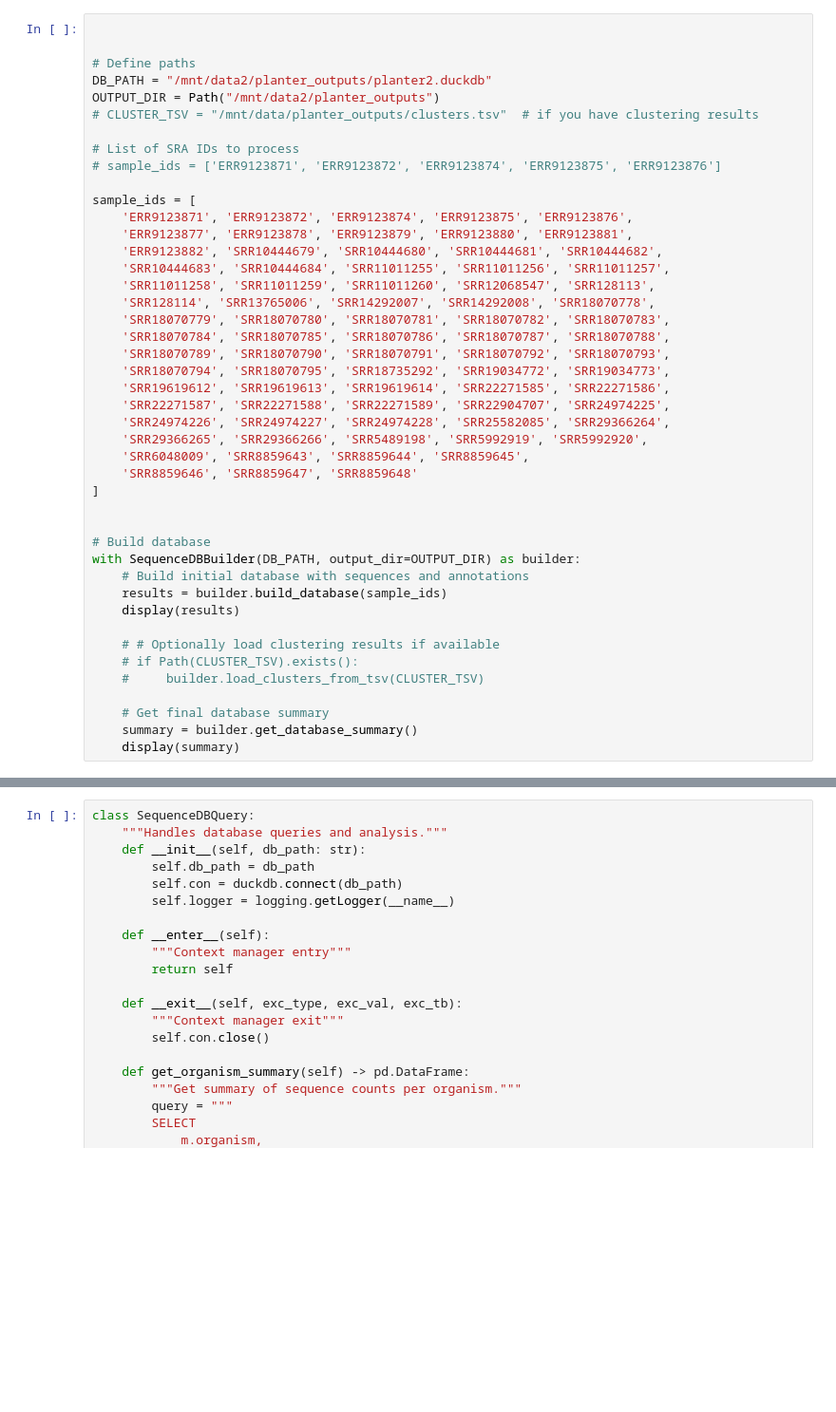
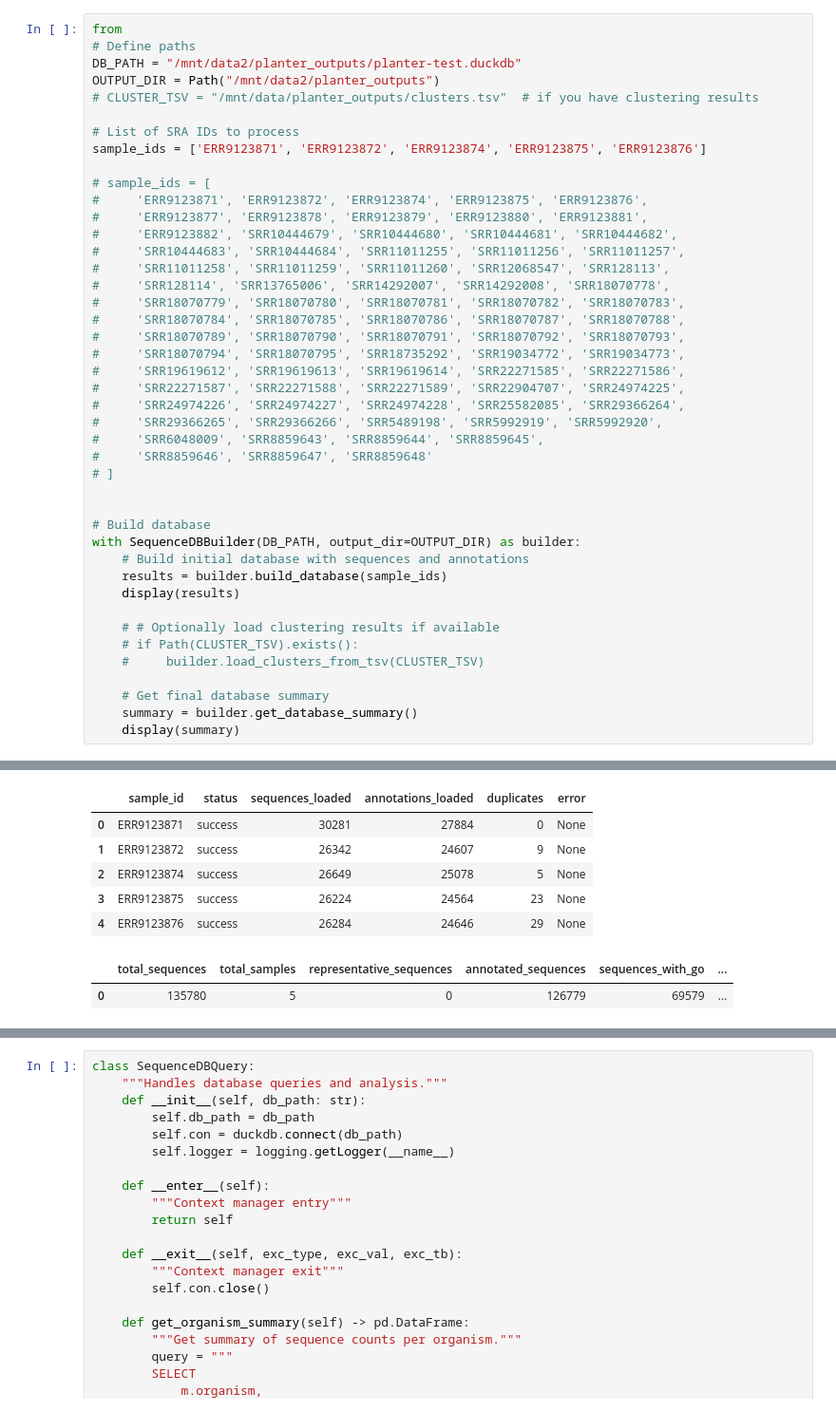
Before and after one commit to arudhir/planter, a Jupyter notebook: notebooks/database.ipynb, the cells around one changed output, grey strips where cells are left out. Shown at 95% size. Saved outputs shown, nothing was run; the diff lists cells and outputs as text; blank space fills up the shorter version.

```diff
--- a/notebooks/database.ipynb
+++ b/notebooks/database.ipynb
@@ -34,32 +28,31 @@ We're using our `database.builder` module to build the database.
 # %%
-
-
+from
 # Define paths
-DB_PATH = "/mnt/data2/planter_outputs/planter2.duckdb"
+DB_PATH = "/mnt/data2/planter_outputs/planter-test.duckdb"
 OUTPUT_DIR = Path("/mnt/data2/planter_outputs")
 # CLUSTER_TSV = "/mnt/data/planter_outputs/clusters.tsv"  # if you have clustering results
 
 # List of SRA IDs to process
-# sample_ids = ['ERR9123871', 'ERR9123872', 'ERR9123874', 'ERR9123875', 'ERR9123876']
+sample_ids = ['ERR9123871', 'ERR9123872', 'ERR9123874', 'ERR9123875', 'ERR9123876']
 
-sample_ids = [
-    'ERR9123871', 'ERR9123872', 'ERR9123874', 'ERR9123875', 'ERR9123876',
-    'ERR9123877', 'ERR9123878', 'ERR9123879', 'ERR9123880', 'ERR9123881',
-    'ERR9123882', 'SRR10444679', 'SRR10444680', 'SRR10444681', 'SRR10444682',
-    'SRR10444683', 'SRR10444684', 'SRR11011255', 'SRR11011256', 'SRR11011257',
-    'SRR11011258', 'SRR11011259', 'SRR11011260', 'SRR12068547', 'SRR128113',
-    'SRR128114', 'SRR13765006', 'SRR14292007', 'SRR14292008', 'SRR18070778',
-    'SRR18070779', 'SRR18070780', 'SRR18070781', 'SRR18070782', 'SRR18070783',
-    'SRR18070784', 'SRR18070785', 'SRR18070786', 'SRR18070787', 'SRR18070788',
-    'SRR18070789', 'SRR18070790', 'SRR18070791', 'SRR18070792', 'SRR18070793',
-    'SRR18070794', 'SRR18070795', 'SRR18735292', 'SRR19034772', 'SRR19034773',
-    'SRR19619612', 'SRR19619613', 'SRR19619614', 'SRR22271585', 'SRR22271586',
-    'SRR22271587', 'SRR22271588', 'SRR22271589', 'SRR22904707', 'SRR24974225',
-    'SRR24974226', 'SRR24974227', 'SRR24974228', 'SRR25582085', 'SRR29366264',
-    'SRR29366265', 'SRR29366266', 'SRR5489198', 'SRR5992919', 'SRR5992920',
-    'SRR6048009', 'SRR8859643', 'SRR8859644', 'SRR8859645',
-    'SRR8859646', 'SRR8859647', 'SRR8859648'
-]
+# sample_ids = [
+#     'ERR9123871', 'ERR9123872', 'ERR9123874', 'ERR9123875', 'ERR9123876',
+#     'ERR9123877', 'ERR9123878', 'ERR9123879', 'ERR9123880', 'ERR9123881',
+#     'ERR9123882', 'SRR10444679', 'SRR10444680', 'SRR10444681', 'SRR10444682',
+#     'SRR10444683', 'SRR10444684', 'SRR11011255', 'SRR11011256', 'SRR11011257',
+#     'SRR11011258', 'SRR11011259', 'SRR11011260', 'SRR12068547', 'SRR128113',
+#     'SRR128114', 'SRR13765006', 'SRR14292007', 'SRR14292008', 'SRR18070778',
+#     'SRR18070779', 'SRR18070780', 'SRR18070781', 'SRR18070782', 'SRR18070783',
+#     'SRR18070784', 'SRR18070785', 'SRR18070786', 'SRR18070787', 'SRR18070788',
+#     'SRR18070789', 'SRR18070790', 'SRR18070791', 'SRR18070792', 'SRR18070793',
+#     'SRR18070794', 'SRR18070795', 'SRR18735292', 'SRR19034772', 'SRR19034773',
+#     'SRR19619612', 'SRR19619613', 'SRR19619614', 'SRR22271585', 'SRR22271586',
+#     'SRR22271587', 'SRR22271588', 'SRR22271589', 'SRR22904707', 'SRR24974225',
+#     'SRR24974226', 'SRR24974227', 'SRR24974228', 'SRR25582085', 'SRR29366264',
+#     'SRR29366265', 'SRR29366266', 'SRR5489198', 'SRR5992919', 'SRR5992920',
+#     'SRR6048009', 'SRR8859643', 'SRR8859644', 'SRR8859645',
+#     'SRR8859646', 'SRR8859647', 'SRR8859648'
+# ]
 
 
 # Build database
@@ -95,0 +89,8 @@ INFO:database.builder:Loading annotations from /mnt/data2/planter_outputs/SRR249
+|  | sample_id | status | sequences_loaded | annotations_loaded | duplicates | error |
+| 0 | ERR9123871 | success | 30281 | 27884 | 0 | None |
+| 1 | ERR9123872 | success | 26342 | 24607 | 9 | None |
+| 2 | ERR9123874 | success | 26649 | 25078 | 5 | None |
+| 3 | ERR9123875 | success | 26224 | 24564 | 23 | None |
+| 4 | ERR9123876 | success | 26284 | 24646 | 29 | None |
+|  | total_sequences | total_samples | representative_sequences | annotated_sequences | sequences_with_go | ... |
+| 0 | 135780 | 5 | 0 | 126779 | 69579 | ... |
```
Also changed, not shown: parts of 9 cells of this notebook, 24 other files.
